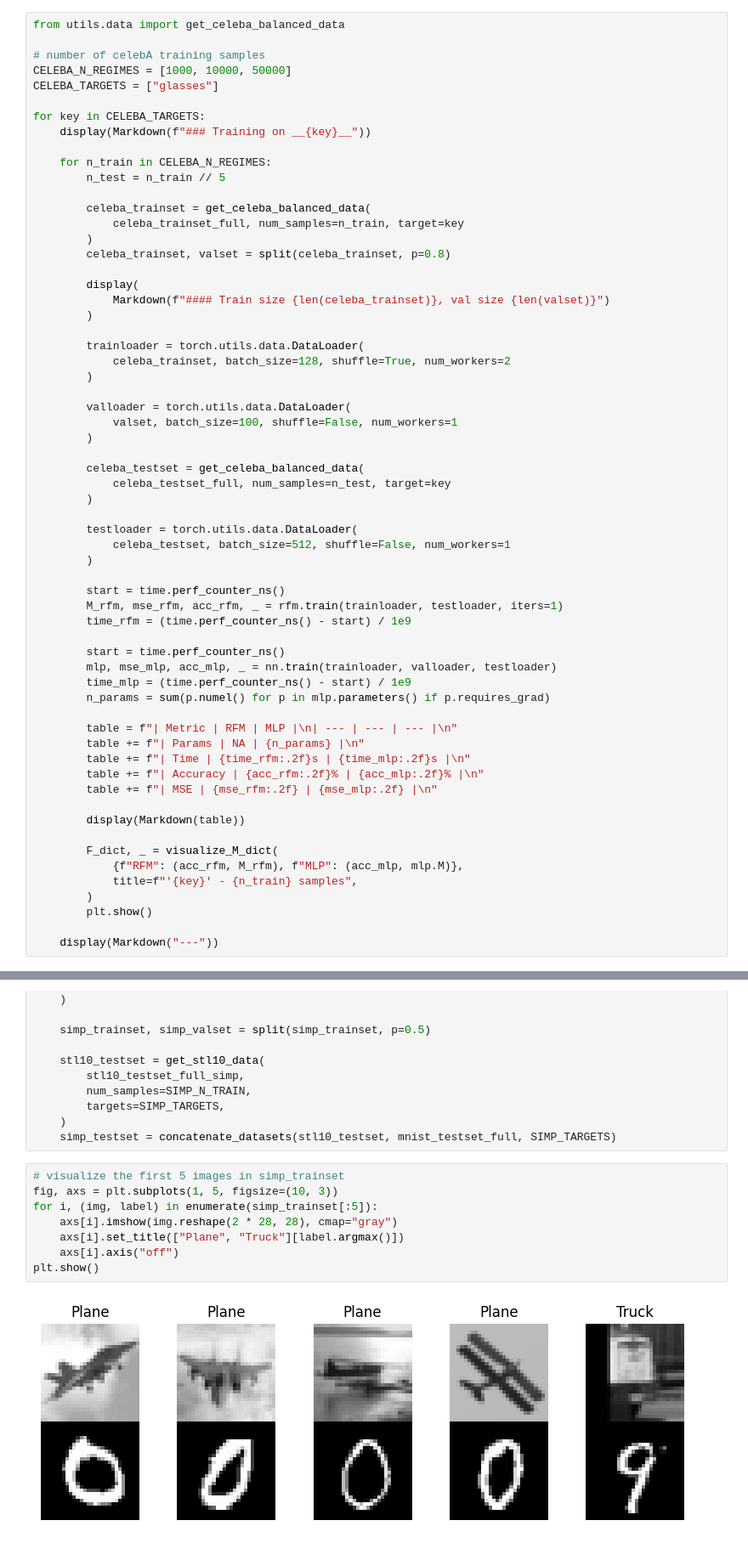
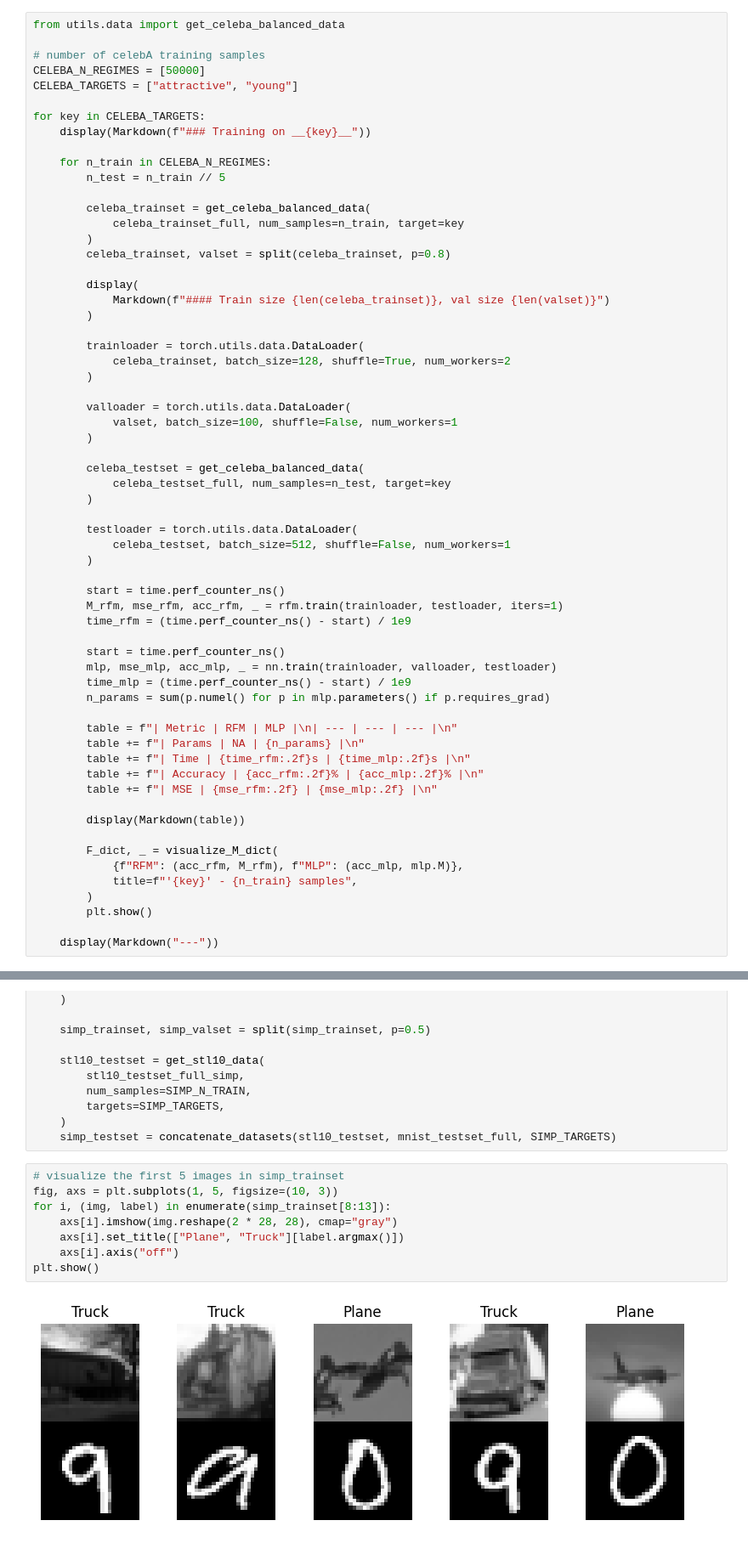
Before and after one commit to gerkone/recursive_feature_machines_praktikum, a Jupyter notebook: praktikum/reproduction.ipynb, the cells around one changed output, grey strips where cells are left out. Shown at 85% size. Saved outputs shown, nothing was run; the diff lists cells and outputs as text.

```diff
--- a/praktikum/reproduction.ipynb
+++ b/praktikum/reproduction.ipynb
@@ -59,8 +59,8 @@ with suppress_stdout():
 from utils.data import get_celeba_balanced_data
 
 # number of celebA training samples
-CELEBA_N_REGIMES = [1000, 10000, 50000]
-CELEBA_TARGETS = ["glasses"]
+CELEBA_N_REGIMES = [50000]
+CELEBA_TARGETS = ["attractive", "young"]
 
 for key in CELEBA_TARGETS:
     display(Markdown(f"### Training on __{key}__"))
@@ -533,13 +525,13 @@ with suppress_stdout():
 # %%
 # visualize the first 5 images in simp_trainset
 fig, axs = plt.subplots(1, 5, figsize=(10, 3))
-for i, (img, label) in enumerate(simp_trainset[:5]):
+for i, (img, label) in enumerate(simp_trainset[8:13]):
     axs[i].imshow(img.reshape(2 * 28, 28), cmap="gray")
     axs[i].set_title(["Plane", "Truck"][label.argmax()])
     axs[i].axis("off")
 plt.show()
 # %% [output]
-[figure, old version]
+[figure, new version]
 # %%
 display(Markdown(f"### Simplicity bias STL10 + MNIST __{SIMP_TARGETS}__"))
 
```
Also changed, not shown: parts of 4 cells of this notebook.
